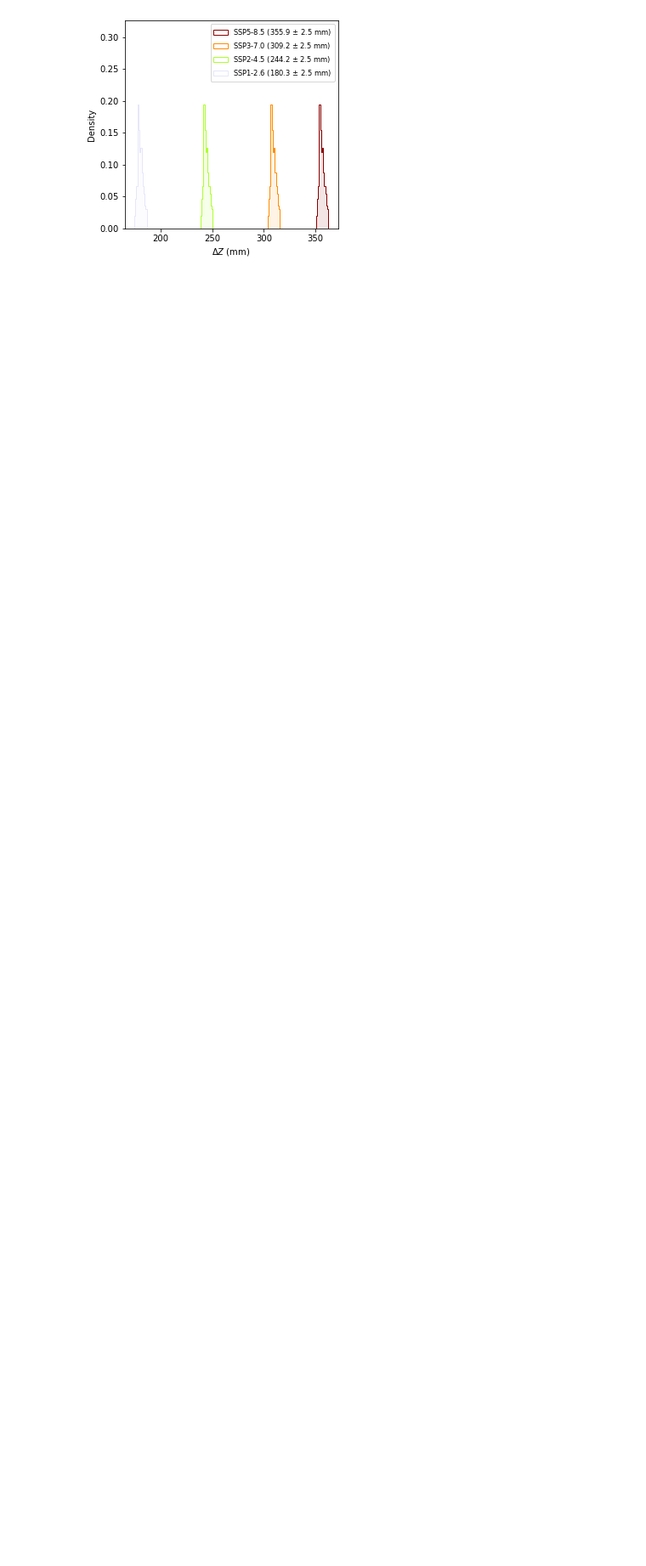
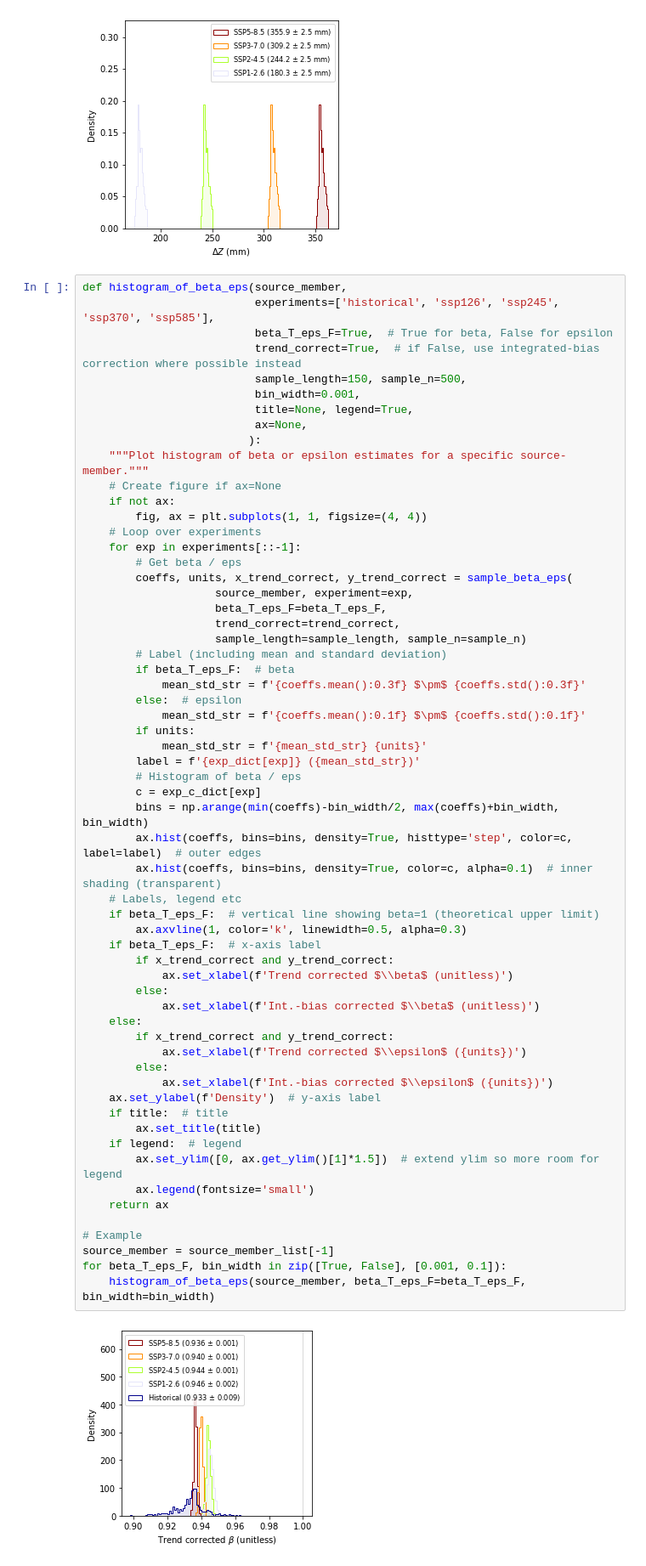
Before and after one commit to grandey/d22a-mcdc, a Jupyter notebook: mcdc_analysis_d22a.ipynb, the cells around one changed output. Shown at 85% size. Saved outputs shown, nothing was run; the diff lists cells and outputs as text; blank space fills up the shorter version.

Commit message:
histogram_of_beta_eps(): add.

```diff
--- a/mcdc_analysis_d22a.ipynb
+++ b/mcdc_analysis_d22a.ipynb
@@ -1236,3 +1236,65 @@ for target_decade in ['2050s', '2090s']:
 # %% [output]
 [figure]
 [figure]
+# %%
+def histogram_of_beta_eps(source_member,
+                          experiments=['historical', 'ssp126', 'ssp245', 'ssp370', 'ssp585'],
+                          beta_T_eps_F=True,  # True for beta, False for epsilon
+                          trend_correct=True,  # if False, use integrated-bias correction where possible instead
+                          sample_length=150, sample_n=500,
+                          bin_width=0.001,
+                          title=None, legend=True,
+                          ax=None,
+                         ):
+    """Plot histogram of beta or epsilon estimates for a specific source-member."""
+    # Create figure if ax=None
+    if not ax:
+        fig, ax = plt.subplots(1, 1, figsize=(4, 4))
+    # Loop over experiments
+    for exp in experiments[::-1]:
+        # Get beta / eps
+        coeffs, units, x_trend_correct, y_trend_correct = sample_beta_eps(
+                    source_member, experiment=exp,
+                    beta_T_eps_F=beta_T_eps_F,
+                    trend_correct=trend_correct,
+                    sample_length=sample_length, sample_n=sample_n)
+        # Label (including mean and standard deviation)
+        if beta_T_eps_F:  # beta
+            mean_std_str = f'{coeffs.mean():0.3f} $\pm$ {coeffs.std():0.3f}'
+        else:  # epsilon
+            mean_std_str = f'{coeffs.mean():0.1f} $\pm$ {coeffs.std():0.1f}'
+        if units:
+            mean_std_str = f'{mean_std_str} {units}'
+        label = f'{exp_dict[exp]} ({mean_std_str})'
+        # Histogram of beta / eps
+        c = exp_c_dict[exp]
+        bins = np.arange(min(coeffs)-bin_width/2, max(coeffs)+bin_width, bin_width)
+        ax.hist(coeffs, bins=bins, density=True, histtype='step', color=c, label=label)  # outer edges
+        ax.hist(coeffs, bins=bins, density=True, color=c, alpha=0.1)  # inner shading (transparent)
+    # Labels, legend etc
+    if beta_T_eps_F:  # vertical line showing beta=1 (theoretical upper limit)
+        ax.axvline(1, color='k', linewidth=0.5, alpha=0.3)
+    if beta_T_eps_F:  # x-axis label
+        if x_trend_correct and y_trend_correct:
+            ax.set_xlabel(f'Trend corrected $\\beta$ (unitless)')
+        else:
+            ax.set_xlabel(f'Int.-bias corrected $\\beta$ (unitless)')
+    else:
+        if x_trend_correct and y_trend_correct:
+            ax.set_xlabel(f'Trend corrected $\\epsilon$ ({units})')
+        else:
+            ax.set_xlabel(f'Int.-bias corrected $\\epsilon$ ({units})')
+    ax.set_ylabel(f'Density')  # y-axis label
+    if title:  # title
+        ax.set_title(title)
+    if legend:  # legend
+        ax.set_ylim([0, ax.get_ylim()[1]*1.5])  # extend ylim so more room for legend
+        ax.legend(fontsize='small')
+    return ax
+
+# Example
+source_member = source_member_list[-1]
+for beta_T_eps_F, bin_width in zip([True, False], [0.001, 0.1]):
+    histogram_of_beta_eps(source_member, beta_T_eps_F=beta_T_eps_F, bin_width=bin_width)
+# %% [output]
+[figure, added]
```
Also changed, not shown: parts of 11 cells of this notebook.
